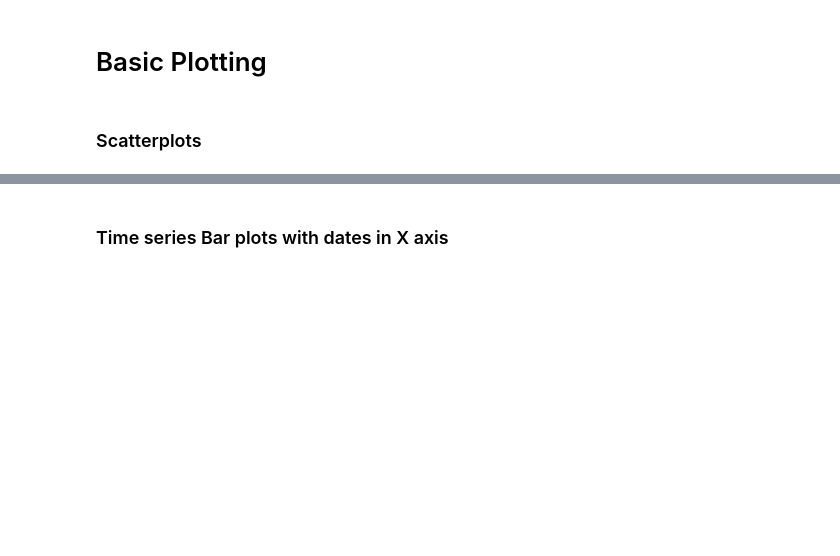
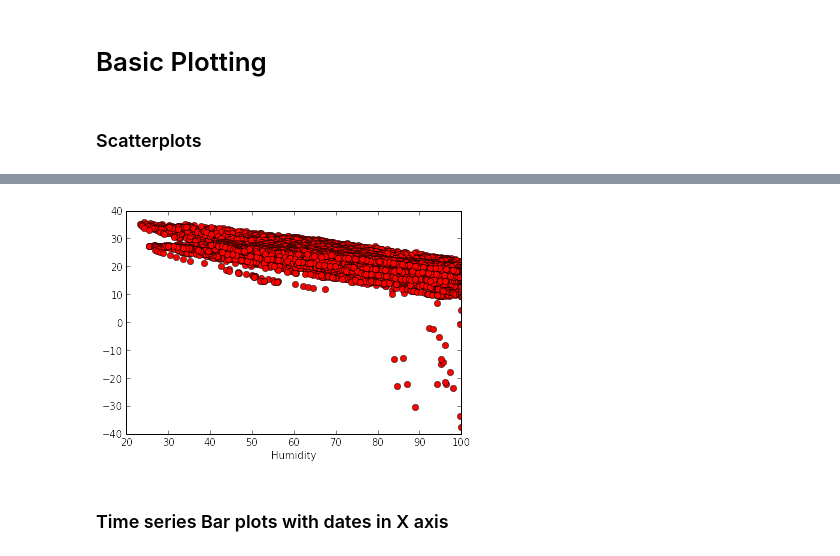
Before and after one commit to Kirubaharan/Ipython-Tutorial, a Jupyter notebook: python_intro.ipynb, the cells around one changed output, grey strips where cells are left out. Saved outputs shown, nothing was run; the diff lists cells and outputs as text; code cells hidden in the pictures; blank space fills up the shorter version.

```diff
--- a/python_intro.ipynb
+++ b/python_intro.ipynb
@@ -254,7 +283,11 @@ ERROR: Line magic function `%matplotlib` not found.
 # %%
 fig = plt.figure()
 plt.plot(df['Humidity (%)'], df['Air Temperature (°C)'], 'ro')
+plt.xlabel('Humidity')
+plt.ylabel('Temperature')
 plt.show()
+# %% [output]
+[figure, added]
 # %% [markdown]
 ### Time series Bar plots with dates in X axis
 # %%
```
Also changed, not shown: parts of 9 cells of this notebook.
